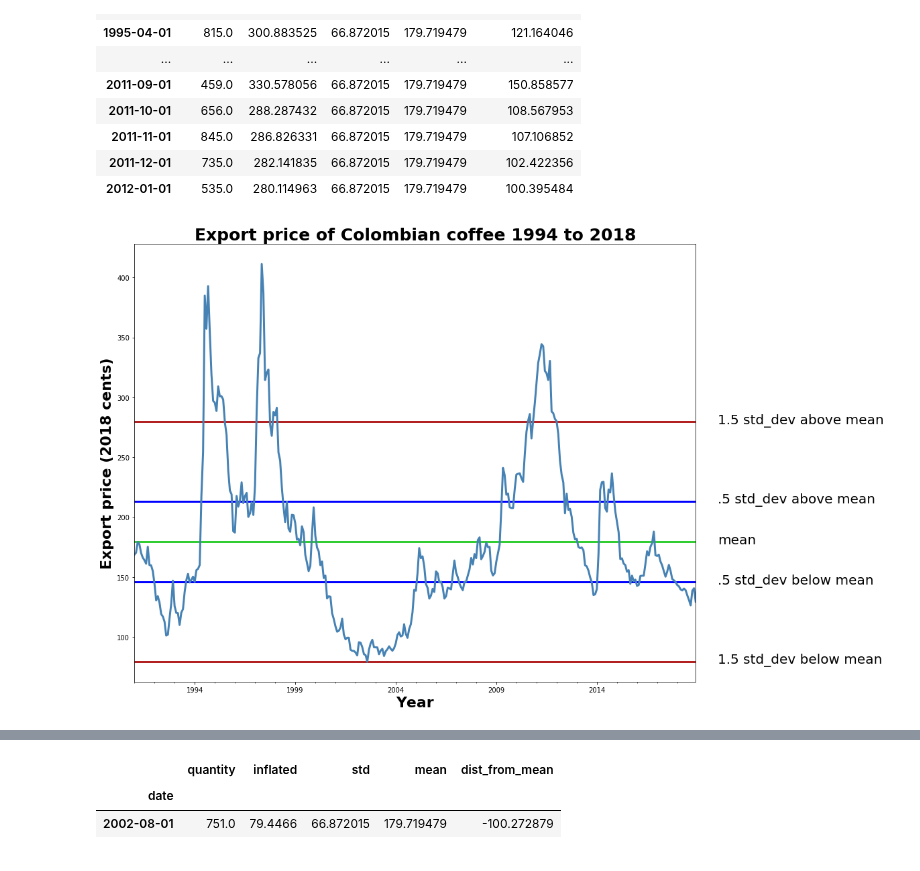
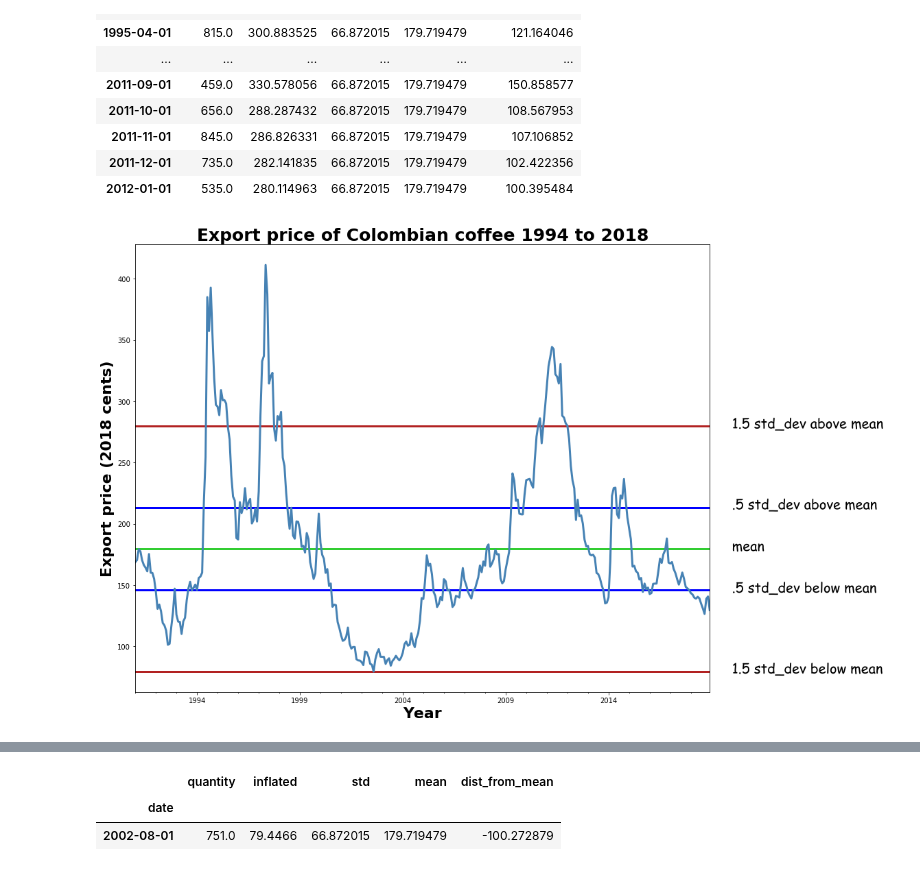
Before and after one commit to Data-Robusta/data-robusta, a Jupyter notebook: jeff_scratch.ipynb, the cells around one changed output, grey strips where cells are left out. Cells and saved outputs as stored; diff of their text form; code cells hidden in the pictures.

```diff
--- a/jeff_scratch.ipynb
+++ b/jeff_scratch.ipynb
@@ -516,26 +516,28 @@ blob[blob.dist_from_mean.abs() > (blob['std'] *1.5)]
 # %%
 inflated_mean = blob.inflated.mean()
 plt.figure(figsize=(15,12))
 blob.inflated.plot(linewidth=3,color='steelblue')
 
 plt.hlines(blob['inflated'].mean(),0,4000,color='limegreen',linewidth=3)
 plt.hlines(blob['mean'] + (blob['std'] * 1.5),0,4000,color='firebrick',linewidth=3)
 plt.hlines(blob['mean'] - (blob['std'] * 1.5),0,4000,color='firebrick',linewidth=3)
 plt.hlines(blob['mean'] + (blob['std'] * .5),0,4000,color='b',linewidth=3)
 plt.hlines(blob['mean'] - (blob['std'] * .5),0,4000,color='b',linewidth=3)
 plt.ylabel("Export price (2018 cents)",size=22,weight='bold')
 plt.xlabel("Year",size=22,weight='bold')
 plt.title("Export price of Colombian coffee 1994 to 2018",size=25,weight='bold')
 std_dev_above = "1.5 std_dev above mean"
 std_dev_below = "1.5 std_dev below mean"
 std_dev_below_half = ".5 std_dev below mean"
 std_dev_above_half = ".5 std_dev above mean"
 
+plt.xkcd()
+
 pl.text(600,278,std_dev_above,size=20)
 pl.text(600,78,std_dev_below,size=20)
 pl.text(600,178,"mean",size=20)
 pl.text(600,144,std_dev_below_half,size=20)
 pl.text(600,212,std_dev_above_half,size=20)
 plt.show()
 # %% [output]
-[figure, old version]
+[figure, new version]
```
Also changed, not shown: parts of 17 cells of this notebook, 1 other file.
